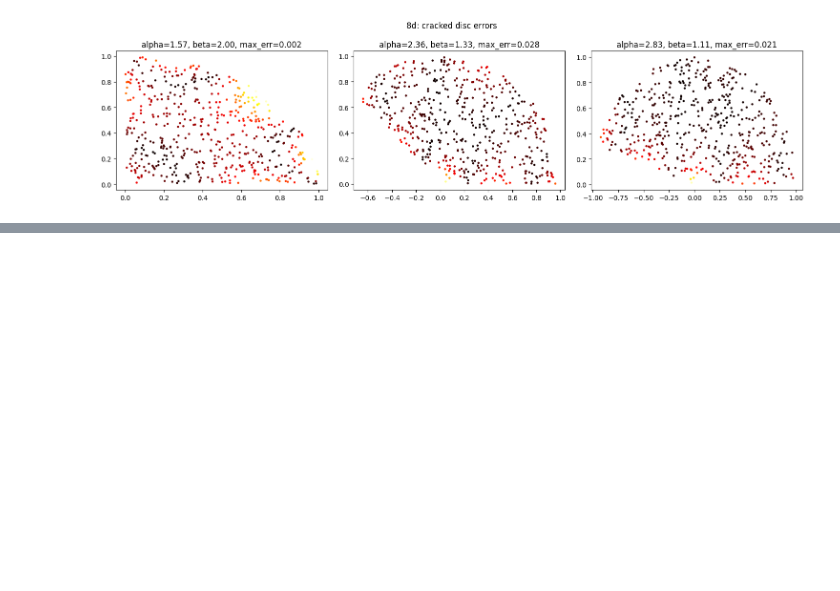
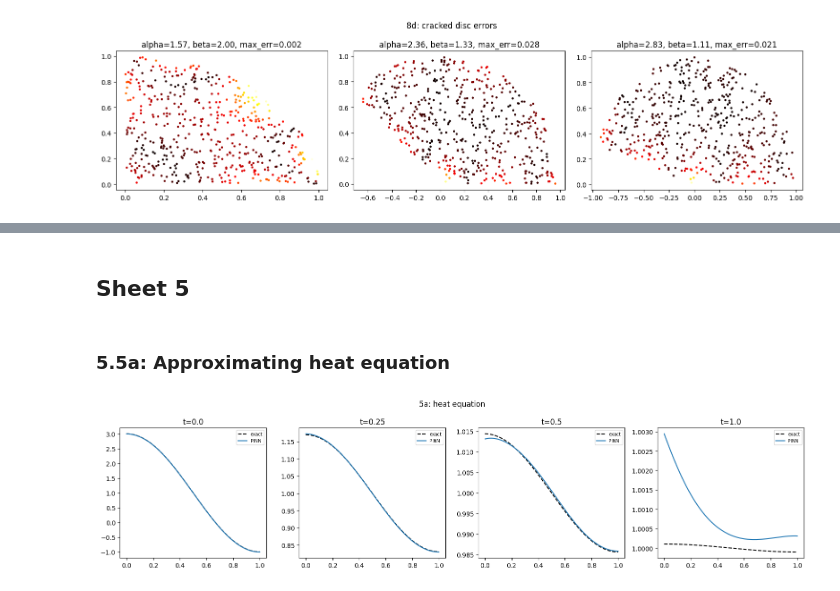
Before and after one commit to CalculatorAddict/pinn-coursework, a Jupyter notebook: exercises.ipynb, the cells around one changed output, grey strips where cells are left out. Drawn from its saved outputs; the diff is of its cells as text; code cells hidden in the pictures; blank space fills up the shorter version.

Commit message:
sheet 5

```diff
--- a/exercises.ipynb
+++ b/exercises.ipynb
@@ -707,0 +810,66 @@ plt.tight_layout(); plt.show()
+# %% [markdown]
+## Sheet 5
+# %% [markdown]
+### 5.5a: Approximating heat equation
+# %%
+# ============================================================
+# 5a: heat u_t - u_xx = 0 on (0,1)x(0,T), Neumann BCs
+# IC: u(x,0) = 1 + 2cos(pi*x)
+# exact: u(x,t) = 1 + 2cos(pi*x)*exp(-pi^2 * t)
+# ============================================================
+
+T = 1.0
+def exact_5a(x, t):
+    return 1 + 2 * torch.cos(torch.pi * x) * torch.exp(-torch.pi**2 * t)
+
+def pinn_loss_5a(model, xt_int, xt_ic, xt_left, xt_right):
+    xt_int.requires_grad_(True)
+    u = model(xt_int)
+    du = grad(u, xt_int)
+    u_t  = du[:, 1:2]
+    u_x  = du[:, 0:1]
+    u_xx = grad(u_x, xt_int)[:, 0:1]
+    pde  = (u_t - u_xx).pow(2).mean()
+
+    u_ic_pred = model(xt_ic)
+    u_ic_true = exact_5a(xt_ic[:, 0:1], torch.zeros_like(xt_ic[:, 0:1]))
+    ic = (u_ic_pred - u_ic_true).pow(2).mean()
+
+    xt_left.requires_grad_(True)
+    u_left  = model(xt_left)
+    ux_left = grad(u_left, xt_left)[:, 0:1]
+    xt_right.requires_grad_(True)
+    u_right  = model(xt_right)
+    ux_right = grad(u_right, xt_right)[:, 0:1]
+    neumann = ux_left.pow(2).mean() + ux_right.pow(2).mean()
+
+    return pde + ic + neumann
+
+n = 500
+xt_int   = torch.stack([torch.rand(n), torch.rand(n) * T], dim=1)
+xt_ic    = torch.stack([torch.rand(n), torch.zeros(n)], dim=1)
+xt_left  = torch.stack([torch.zeros(n), torch.rand(n) * T], dim=1)
+xt_right = torch.stack([torch.ones(n),  torch.rand(n) * T], dim=1)
+
+model_5a = MLP(16, 4, in_dim=2)
+opt = torch.optim.Adam(model_5a.parameters(), lr=1e-3)
+for _ in range(8000):
+    opt.zero_grad()
+    loss = pinn_loss_5a(model_5a, xt_int, xt_ic, xt_left, xt_right)
+    loss.backward()
+    opt.step()
+
+x_plot = torch.linspace(0, 1, 200).unsqueeze(1)
+fig, axes = plt.subplots(1, 4, figsize=(16, 4))
+for ax, t_val in zip(axes, [0.0, 0.25, 0.5, 1.0]):
+    t_plot = torch.full_like(x_plot, t_val)
+    xt = torch.cat([x_plot, t_plot], dim=1)
+    with torch.no_grad():
+        u_pred = model_5a(xt)
+    u_true = exact_5a(x_plot, t_plot)
+    ax.plot(x_plot.numpy(), u_true.numpy(), 'k--', label='exact')
+    ax.plot(x_plot.numpy(), u_pred.numpy(), label='PINN')
+    ax.set_title(f't={t_val}'); ax.legend(fontsize=7)
+plt.suptitle('5a: heat equation'); plt.tight_layout(); plt.show()
+# %% [output]
+[figure, added]
```
Also changed, not shown: parts of 9 cells of this notebook.
